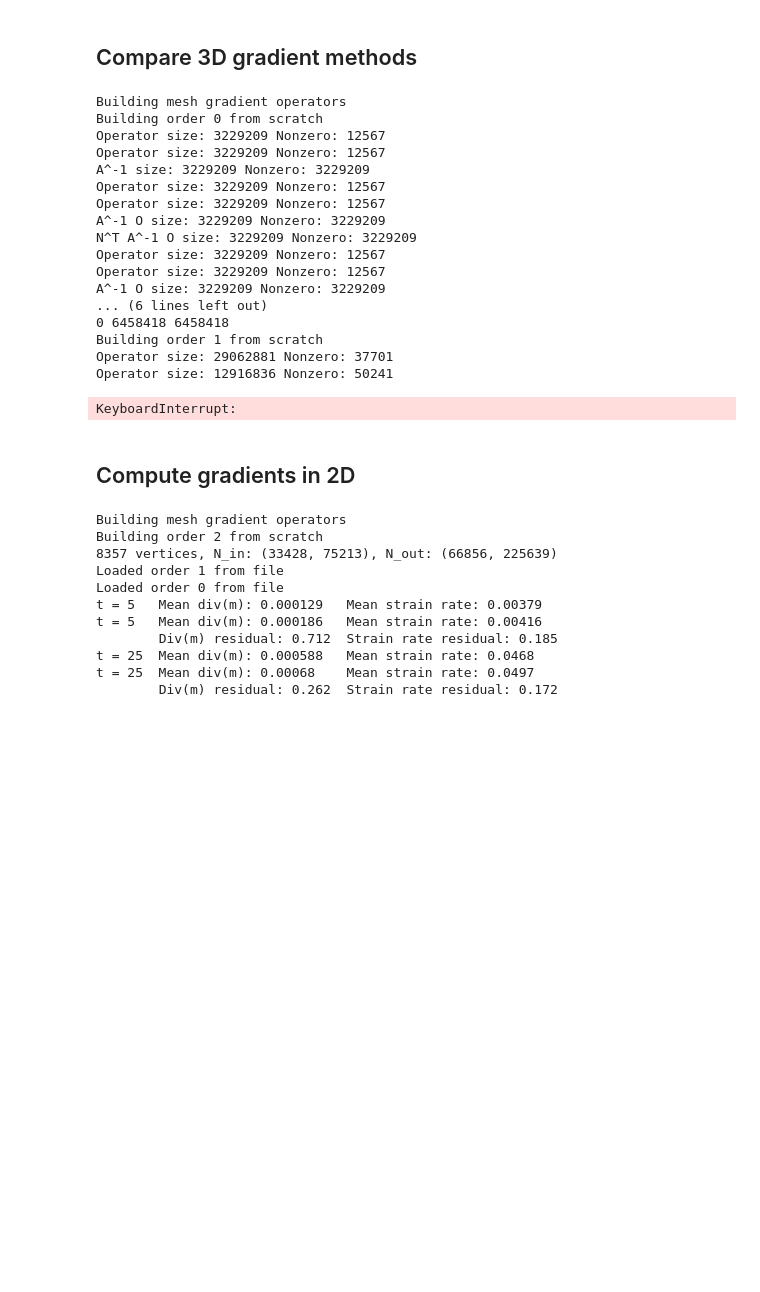
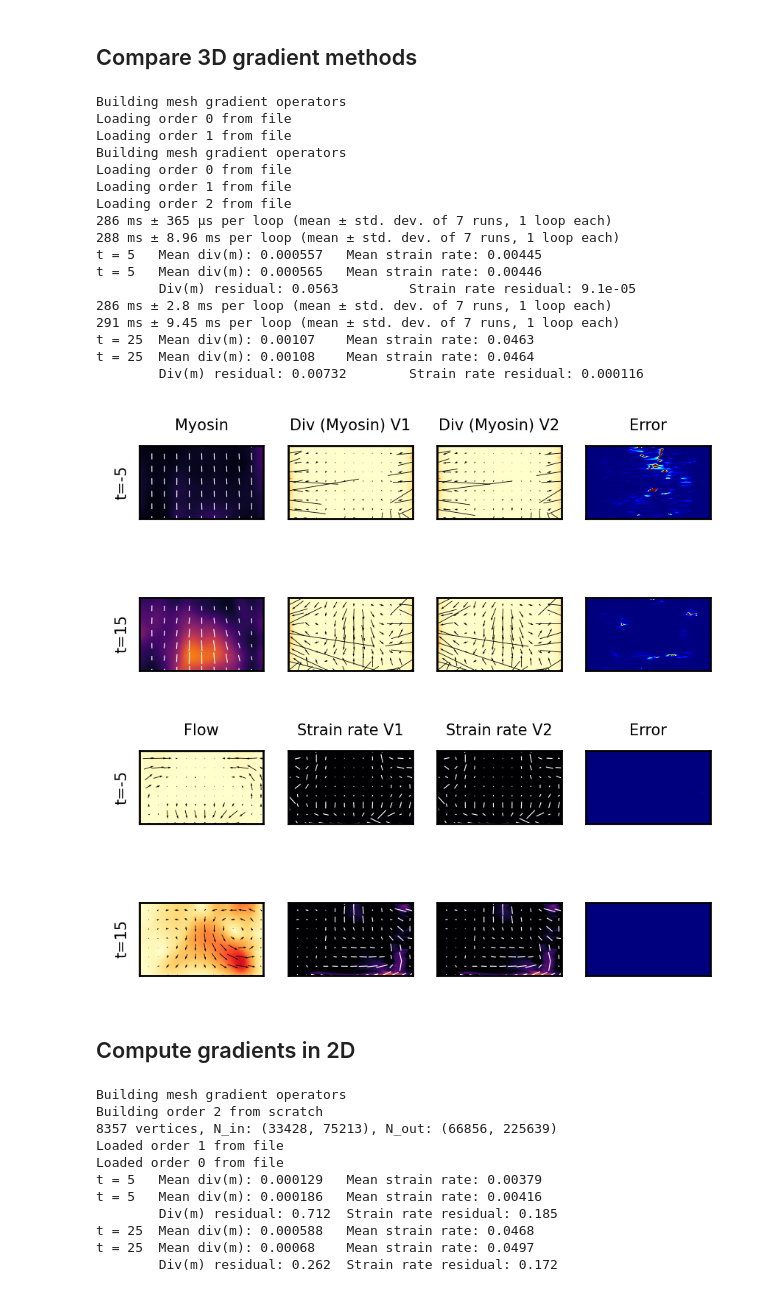
Before and after one commit to jcolen/drosophila_morphogenesis, a Jupyter notebook: CompareGradientMethods.ipynb, the cells around one changed output. Cells and saved outputs as stored; diff of their text form; code cells hidden in the pictures; blank space fills up the shorter version.

```diff
--- a/CompareGradientMethods.ipynb
+++ b/CompareGradientMethods.ipynb
@@ -32,12 +374,12 @@ from utils.forecasting.transforms import EmbryoGradient, CovariantEmbryoGradient
 from utils.geometry.geometry_utils import *
 
 mesh_name='embryo_coarse_noll'
-#mesh_name = 'embryo_poles_noll'
+mesh_name = 'embryo_poles_noll'
 
-interp   = MeshInterpolator(mesh_name).fit(None)
+interp   = MeshInterpolator(mesh_name, cutoff=0).fit(None)
 tangent  = TangentSpaceTransformer(mesh_name).fit(None)
+gradient1 = FenicsGradient_v1(mesh_name).fit(None, tangent=tangent)
 gradient0 = FenicsGradient_v0(mesh_name).fit(None, tangent=tangent)
-gradient1 = FenicsGradient_v1(mesh_name).fit(None, tangent=tangent)
 
 plt.rcParams['font.size'] = 6
 plt.rcParams['axes.titlesize'] = 6
@@ -87,50 +429,51 @@ for i, t in enumerate([5, 25]):
     %timeit gradients_3D(m0, v0, gradient0)
     %timeit gradients_3D(m0, v0, gradient1)
 
     div_m0, E0 = gradients_3D(m0, v0, gradient0)
     div_m1, E1 = gradients_3D(m0, v0, gradient1)
 
     print(f't = {t}\tMean div(m): {np.mean(np.linalg.norm(div_m0, axis=0)):.3g}\tMean strain rate: {np.mean(np.linalg.norm(E0, axis=(0, 1))):.3g}')
     print(f't = {t}\tMean div(m): {np.mean(np.linalg.norm(div_m1, axis=0)):.3g}\tMean strain rate: {np.mean(np.linalg.norm(E1, axis=(0, 1))):.3g}')
 
     print(f'\tDiv(m) residual: {mean_norm_residual(div_m0[None], div_m1[None]).mean():.3g}',
           f'\tStrain rate residual: {mean_norm_residual(E0[None], E1[None]).mean():.3g}')
 
     color_2D(ax1[i, 1], np.linalg.norm(div_m0, axis=0), cmap='YlOrRd')
     plot_vector2D(ax1[i, 1], div_m0, skip=15, scale=1e-2)
     plot_tensor2D(ax2[i, 1], E0, vmin=mmin, vmax=mmax, skip=15)
 
     cmin, cmax= ax1[i, 1].get_images()[0].get_clim()
 
     color_2D(ax1[i, 2], np.linalg.norm(div_m1, axis=0), vmin=cmin, vmax=cmax, cmap='YlOrRd')
     plot_vector2D(ax1[i, 2], div_m1, skip=15, scale=1e-2)
     plot_tensor2D(ax2[i, 2], E1, vmin=mmin, vmax=mmax, skip=15)
 
     color_2D(ax1[i, 3], mean_norm_residual(div_m0[None], div_m1[None]), vmin=0, vmax=1, cmap='jet')
     color_2D(ax2[i, 3], mean_norm_residual(E0[None], E1[None]), vmin=0, vmax=1, cmap='jet')
 
 
     ax1[i, 0].set_ylabel('t=%d' % tt)
     ax2[i, 0].set_ylabel('t=%d' % tt)
 # %% [output]
 Building mesh gradient operators
-Building order 0 from scratch
-Operator size: 3229209 Nonzero: 12567
-Operator size: 3229209 Nonzero: 12567
-A^-1 size: 3229209 Nonzero: 3229209
-Operator size: 3229209 Nonzero: 12567
-Operator size: 3229209 Nonzero: 12567
-A^-1 O size: 3229209 Nonzero: 3229209
-N^T A^-1 O size: 3229209 Nonzero: 3229209
-Operator size: 3229209 Nonzero: 12567
-Operator size: 3229209 Nonzero: 12567
-A^-1 O size: 3229209 Nonzero: 3229209
-... (6 lines left out)
-0 6458418 6458418
-Building order 1 from scratch
-Operator size: 29062881 Nonzero: 37701
-Operator size: 12916836 Nonzero: 50241
+Loading order 0 from file
+Loading order 1 from file
+Building mesh gradient operators
+Loading order 0 from file
+Loading order 1 from file
+Loading order 2 from file
+286 ms ± 365 µs per loop (mean ± std. dev. of 7 runs, 1 loop each)
+288 ms ± 8.96 ms per loop (mean ± std. dev. of 7 runs, 1 loop each)
+t = 5   Mean div(m): 0.000557   Mean strain rate: 0.00445
+t = 5   Mean div(m): 0.000565   Mean strain rate: 0.00446
+        Div(m) residual: 0.0563         Strain rate residual: 9.1e-05
+286 ms ± 2.8 ms per loop (mean ± std. dev. of 7 runs, 1 loop each)
+291 ms ± 9.45 ms per loop (mean ± std. dev. of 7 runs, 1 loop each)
+t = 25  Mean div(m): 0.00107    Mean strain rate: 0.0463
+t = 25  Mean div(m): 0.00108    Mean strain rate: 0.0464
+        Div(m) residual: 0.00732        Strain rate residual: 0.000116
-KeyboardInterrupt:
+[figure, added]
+[figure, added]
 # %% [markdown]
 ## Compute gradients in 2D
 # %%
```
Also changed, not shown: parts of 4 cells of this notebook, 4 other files.
